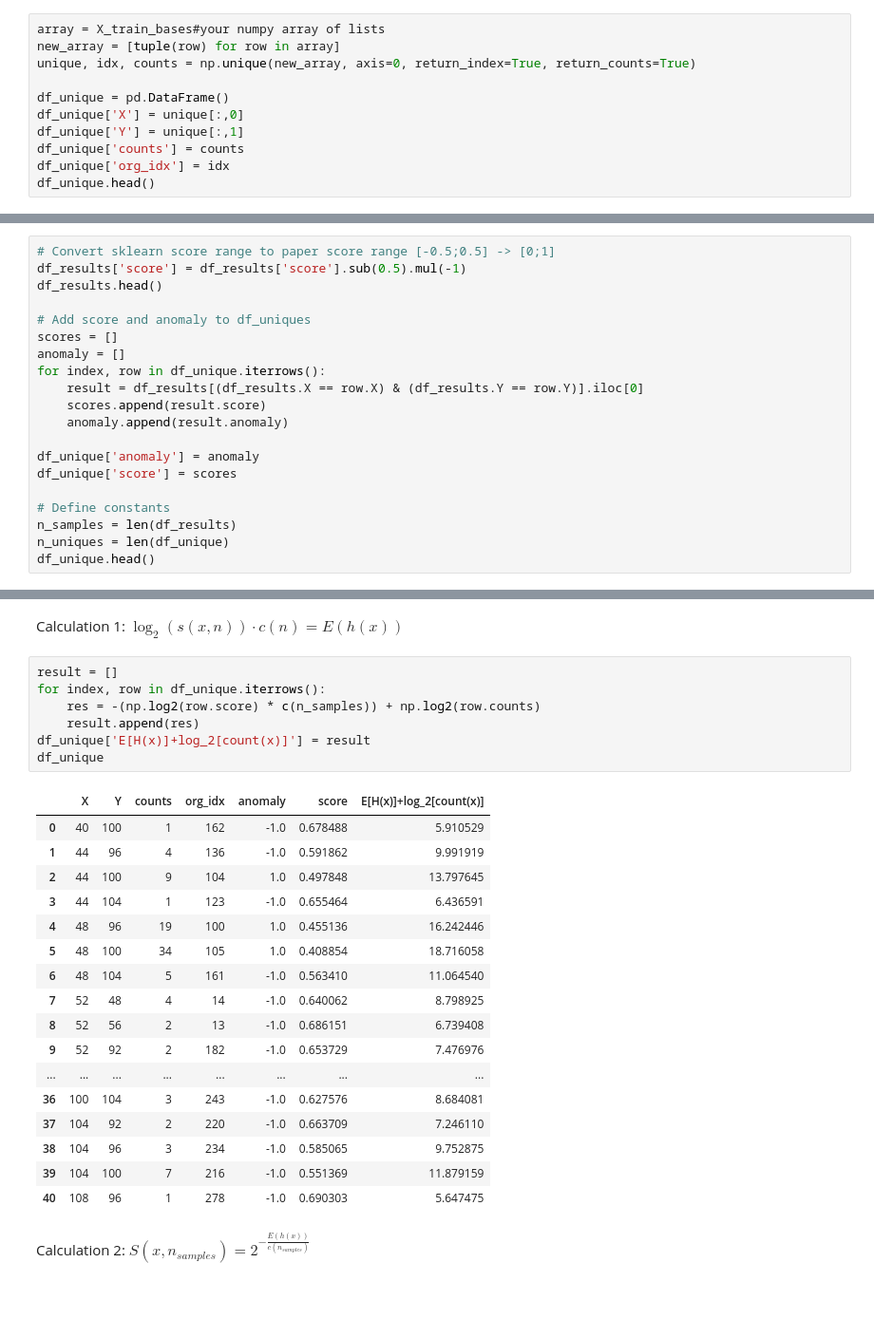
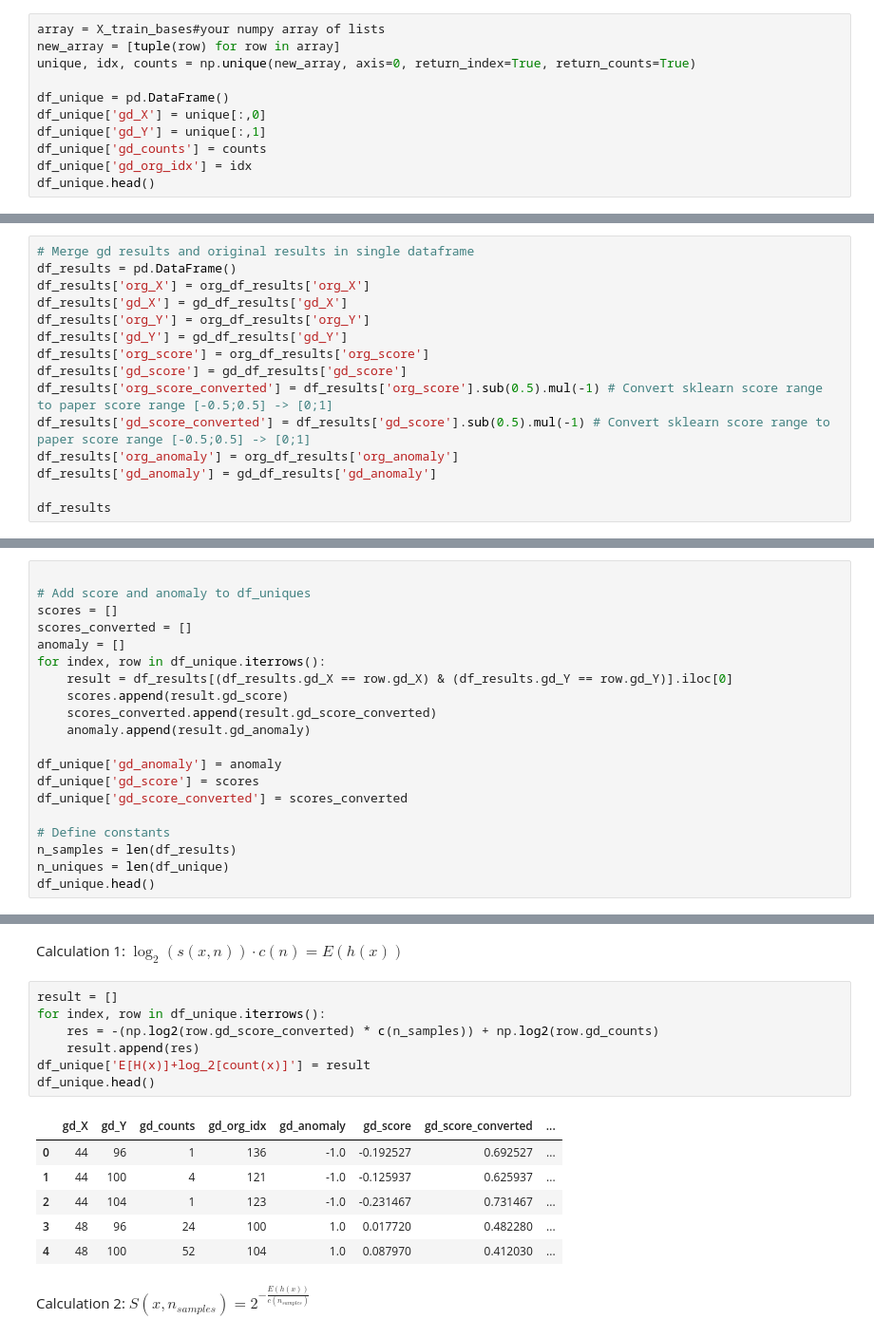
Before and after one commit to mlRosenquist/au-mlr-research-and-development-dedup, a Jupyter notebook: src/synthetic-dataset-2d.ipynb, the cells around one changed output, grey strips where cells are left out. Shown: that part at 95% size. Drawn from its saved outputs; the diff is of its cells as text; blank space fills up the shorter version.

```diff
--- a/src/synthetic-dataset-2d.ipynb
+++ b/src/synthetic-dataset-2d.ipynb
@@ -152,9 +165,9 @@ new_array = [tuple(row) for row in array]
 unique, idx, counts = np.unique(new_array, axis=0, return_index=True, return_counts=True)
 
 df_unique = pd.DataFrame()
-df_unique['X'] = unique[:,0]
-df_unique['Y'] = unique[:,1]
-df_unique['counts'] = counts
-df_unique['org_idx'] = idx
+df_unique['gd_X'] = unique[:,0]
+df_unique['gd_Y'] = unique[:,1]
+df_unique['gd_counts'] = counts
+df_unique['gd_org_idx'] = idx
 df_unique.head()
 # %% [output]
@@ -167,2 +180,17 @@ df_unique.head()
 # %% [markdown]
 ### Prepare data for calculation
+# %%
+# Merge gd results and original results in single dataframe
+df_results = pd.DataFrame()
+df_results['org_X'] = org_df_results['org_X']
+df_results['gd_X'] = gd_df_results['gd_X']
+df_results['org_Y'] = org_df_results['org_Y']
+df_results['gd_Y'] = gd_df_results['gd_Y']
+df_results['org_score'] = org_df_results['org_score']
+df_results['gd_score'] = gd_df_results['gd_score']
+df_results['org_score_converted'] = df_results['org_score'].sub(0.5).mul(-1) # Convert sklearn score range to paper score range [-0.5;0.5] -> [0;1]
+df_results['gd_score_converted'] = df_results['gd_score'].sub(0.5).mul(-1) # Convert sklearn score range to paper score range [-0.5;0.5] -> [0;1]
+df_results['org_anomaly'] = org_df_results['org_anomaly']
+df_results['gd_anomaly'] = gd_df_results['gd_anomaly']
+
+df_results
@@ -169,18 +211,18 @@ df_unique.head()
 # %%
-# Convert sklearn score range to paper score range [-0.5;0.5] -> [0;1]
-df_results['score'] = df_results['score'].sub(0.5).mul(-1)
-df_results.head()
 
 # Add score and anomaly to df_uniques
 scores = []
+scores_converted = []
 anomaly = []
 for index, row in df_unique.iterrows():
-    result = df_results[(df_results.X == row.X) & (df_results.Y == row.Y)].iloc[0]
-    scores.append(result.score)
-    anomaly.append(result.anomaly)
+    result = df_results[(df_results.gd_X == row.gd_X) & (df_results.gd_Y == row.gd_Y)].iloc[0]
+    scores.append(result.gd_score)
+    scores_converted.append(result.gd_score_converted)
+    anomaly.append(result.gd_anomaly)
 
-df_unique['anomaly'] = anomaly
-df_unique['score'] = scores
+df_unique['gd_anomaly'] = anomaly
+df_unique['gd_score'] = scores
+df_unique['gd_score_converted'] = scores_converted
 
 # Define constants
 n_samples = len(df_results)
@@ -206,28 +248,17 @@ Calculation 1:  $\log_2(s(x,n)) \cdot c(n) = E(h(x))$
 # %%
 result = []
 for index, row in df_unique.iterrows():
-    res = -(np.log2(row.score) * c(n_samples)) + np.log2(row.counts)
+    res = -(np.log2(row.gd_score_converted) * c(n_samples)) + np.log2(row.gd_counts)
     result.append(res)
 df_unique['E[H(x)]+log_2[count(x)]'] = result
-df_unique
+df_unique.head()
 # %% [output]
-|  | X | Y | counts | org_idx | anomaly | score | E[H(x)]+log_2[count(x)] |
-| 0 | 40 | 100 | 1 | 162 | -1.0 | 0.678488 | 5.910529 |
-| 1 | 44 | 96 | 4 | 136 | -1.0 | 0.591862 | 9.991919 |
-| 2 | 44 | 100 | 9 | 104 | 1.0 | 0.497848 | 13.797645 |
-| 3 | 44 | 104 | 1 | 123 | -1.0 | 0.655464 | 6.436591 |
-| 4 | 48 | 96 | 19 | 100 | 1.0 | 0.455136 | 16.242446 |
-| 5 | 48 | 100 | 34 | 105 | 1.0 | 0.408854 | 18.716058 |
-| 6 | 48 | 104 | 5 | 161 | -1.0 | 0.563410 | 11.064540 |
-| 7 | 52 | 48 | 4 | 14 | -1.0 | 0.640062 | 8.798925 |
-| 8 | 52 | 56 | 2 | 13 | -1.0 | 0.686151 | 6.739408 |
-| 9 | 52 | 92 | 2 | 182 | -1.0 | 0.653729 | 7.476976 |
-| ... | ... | ... | ... | ... | ... | ... | ... |
-| 36 | 100 | 104 | 3 | 243 | -1.0 | 0.627576 | 8.684081 |
-| 37 | 104 | 92 | 2 | 220 | -1.0 | 0.663709 | 7.246110 |
-| 38 | 104 | 96 | 3 | 234 | -1.0 | 0.585065 | 9.752875 |
-| 39 | 104 | 100 | 7 | 216 | -1.0 | 0.551369 | 11.879159 |
-| 40 | 108 | 96 | 1 | 278 | -1.0 | 0.690303 | 5.647475 |
+|  | gd_X | gd_Y | gd_counts | gd_org_idx | gd_anomaly | gd_score | gd_score_converted | ... |
+| 0 | 44 | 96 | 1 | 136 | -1.0 | -0.192527 | 0.692527 | ... |
+| 1 | 44 | 100 | 4 | 121 | -1.0 | -0.125937 | 0.625937 | ... |
+| 2 | 44 | 104 | 1 | 123 | -1.0 | -0.231467 | 0.731467 | ... |
+| 3 | 48 | 96 | 24 | 100 | 1.0 | 0.017720 | 0.482280 | ... |
+| 4 | 48 | 100 | 52 | 104 | 1.0 | 0.087970 | 0.412030 | ... |
 # %% [markdown]
 Calculation 2: $S(x, n_{samples})=2^{-\frac{E(h(x))}{c(n_{samples})}}$
 # %%
```
Also changed, not shown: parts of 38 cells of this notebook, 5 other files.
